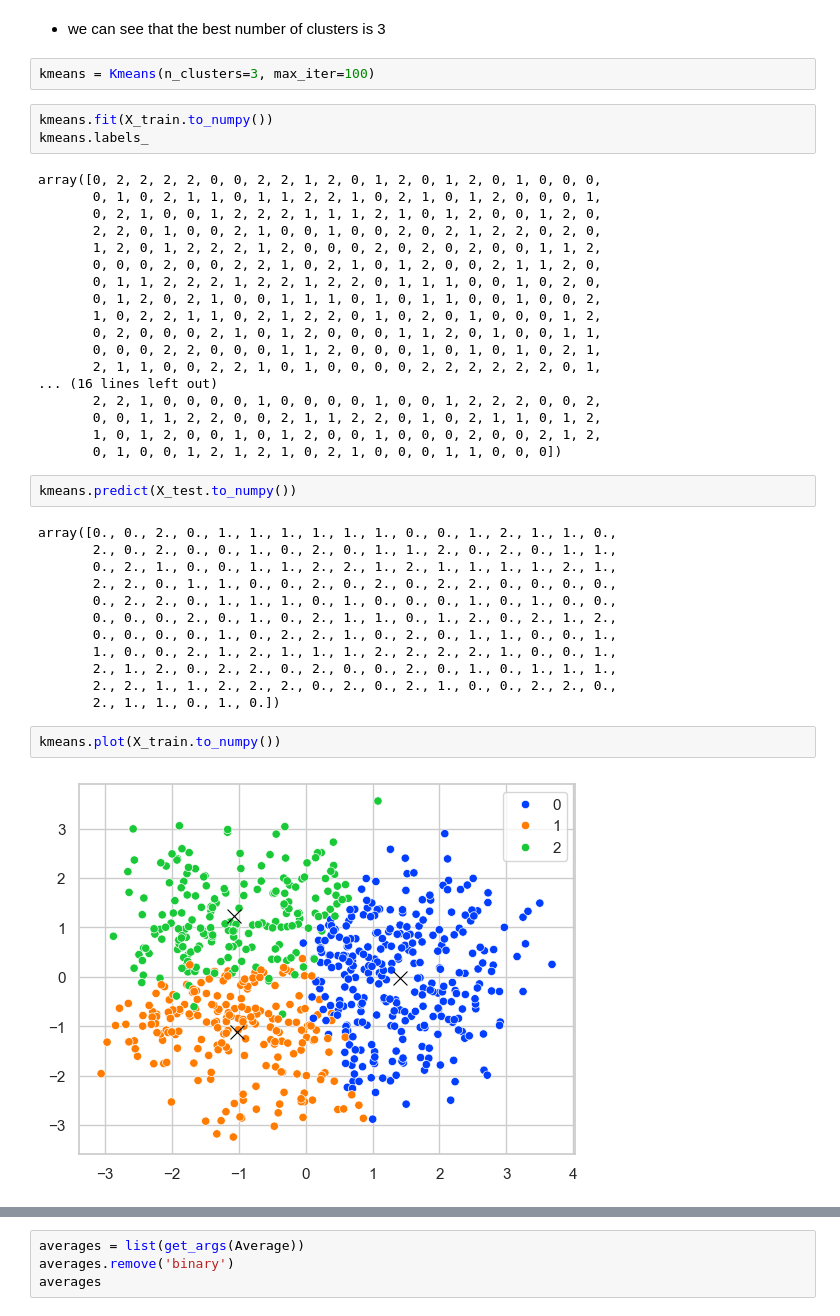
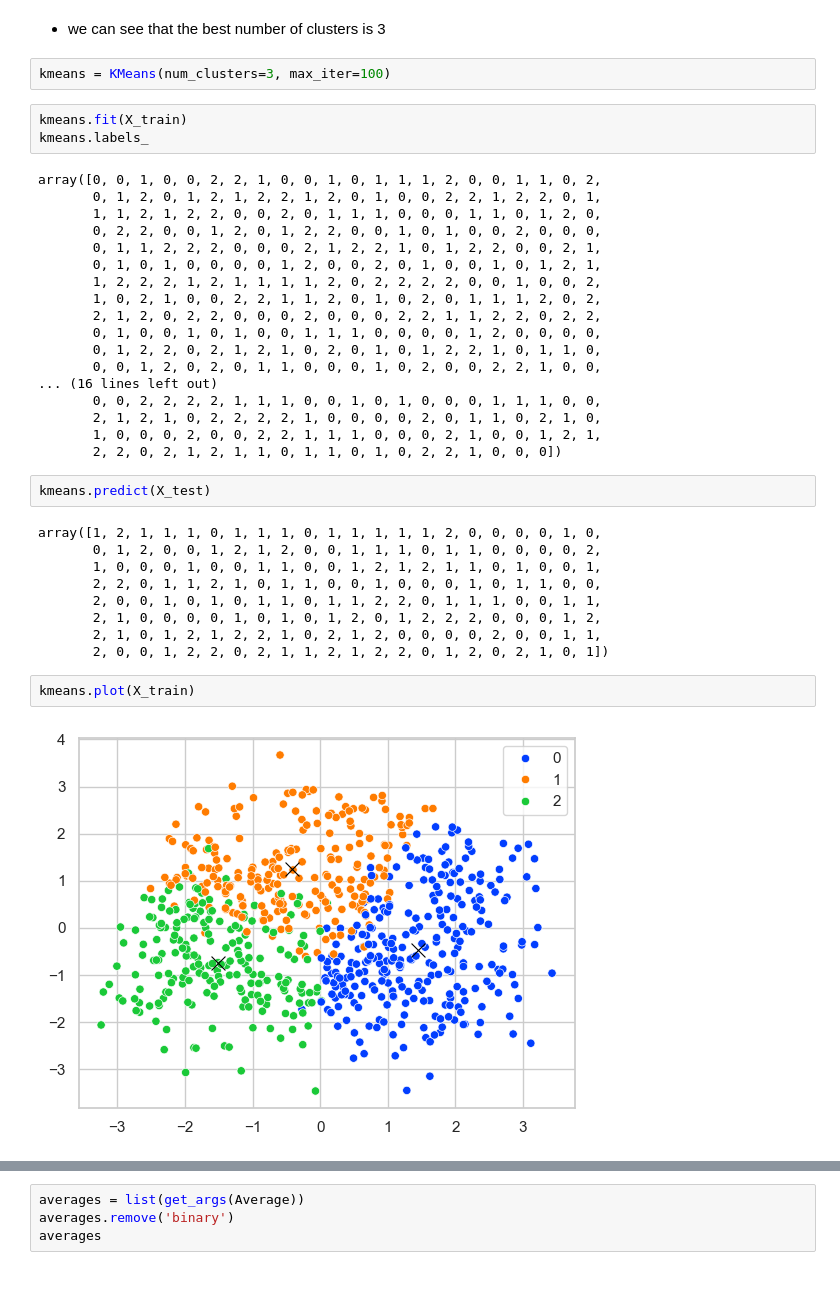
Before and after one commit to Mounir-charef/data_mining, a Jupyter notebook: notebooks/unsupervised_learning.ipynb, the cells around one changed output, grey strips where cells are left out. Drawn from its saved outputs; the diff is of its cells as text; blank space fills up the shorter version.

Commit message:
test: testing kmeans implementations

```diff
--- a/notebooks/unsupervised_learning.ipynb
+++ b/notebooks/unsupervised_learning.ipynb
@@ -51,44 +47,41 @@ kmeans_elbow(X.to_numpy(), k_range=range(2, 7), strategy='manhattan')
 # %% [markdown]
 - we can see that the best number of clusters is 3
 # %%
-kmeans = Kmeans(n_clusters=3, max_iter=100)
+kmeans = KMeans(num_clusters=3, max_iter=100)
 # %%
-kmeans.fit(X_train.to_numpy())
+kmeans.fit(X_train)
 kmeans.labels_
 # %% [output]
-array([0, 2, 2, 2, 2, 0, 0, 2, 2, 1, 2, 0, 1, 2, 0, 1, 2, 0, 1, 0, 0, 0,
-       0, 1, 0, 2, 1, 1, 0, 1, 1, 2, 2, 1, 0, 2, 1, 0, 1, 2, 0, 0, 0, 1,
-       0, 2, 1, 0, 0, 1, 2, 2, 2, 1, 1, 1, 2, 1, 0, 1, 2, 0, 0, 1, 2, 0,
-       2, 2, 0, 1, 0, 0, 2, 1, 0, 0, 1, 0, 0, 2, 0, 2, 1, 2, 2, 0, 2, 0,
-       1, 2, 0, 1, 2, 2, 2, 1, 2, 0, 0, 0, 2, 0, 2, 0, 2, 0, 0, 1, 1, 2,
-       0, 0, 0, 2, 0, 0, 2, 2, 1, 0, 2, 1, 0, 1, 2, 0, 0, 2, 1, 1, 2, 0,
-       0, 1, 1, 2, 2, 2, 1, 2, 2, 1, 2, 2, 0, 1, 1, 1, 0, 0, 1, 0, 2, 0,
-       0, 1, 2, 0, 2, 1, 0, 0, 1, 1, 1, 0, 1, 0, 1, 1, 0, 0, 1, 0, 0, 2,
-       1, 0, 2, 2, 1, 1, 0, 2, 1, 2, 2, 0, 1, 0, 2, 0, 1, 0, 0, 0, 1, 2,
-       0, 2, 0, 0, 0, 2, 1, 0, 1, 2, 0, 0, 0, 1, 1, 2, 0, 1, 0, 0, 1, 1,
-       0, 0, 0, 2, 2, 0, 0, 0, 1, 1, 2, 0, 0, 0, 1, 0, 1, 0, 1, 0, 2, 1,
-       2, 1, 1, 0, 0, 2, 2, 1, 0, 1, 0, 0, 0, 0, 2, 2, 2, 2, 2, 2, 0, 1,
+array([0, 0, 1, 0, 0, 2, 2, 1, 0, 0, 1, 0, 1, 1, 1, 2, 0, 0, 1, 1, 0, 2,
+       0, 1, 2, 0, 1, 2, 1, 2, 2, 1, 2, 0, 1, 0, 0, 2, 2, 1, 2, 2, 0, 1,
+       1, 1, 2, 1, 2, 2, 0, 0, 2, 0, 1, 1, 1, 0, 0, 0, 1, 1, 0, 1, 2, 0,
+       0, 2, 2, 0, 0, 1, 2, 0, 1, 2, 2, 0, 0, 1, 0, 1, 0, 0, 2, 0, 0, 0,
+       0, 1, 1, 2, 2, 2, 0, 0, 0, 2, 1, 2, 2, 1, 0, 1, 2, 2, 0, 0, 2, 1,
+       0, 1, 0, 1, 0, 0, 0, 0, 1, 2, 0, 0, 2, 0, 1, 0, 0, 1, 0, 1, 2, 1,
+       1, 2, 2, 2, 1, 2, 1, 1, 1, 1, 2, 0, 2, 2, 2, 2, 0, 0, 1, 0, 0, 2,
+       1, 0, 2, 1, 0, 0, 2, 2, 1, 1, 2, 0, 1, 0, 2, 0, 1, 1, 1, 2, 0, 2,
+       2, 1, 2, 0, 2, 2, 0, 0, 0, 2, 0, 0, 0, 2, 2, 1, 1, 2, 2, 0, 2, 2,
+       0, 1, 0, 0, 1, 0, 1, 0, 0, 1, 1, 1, 0, 0, 0, 0, 1, 2, 0, 0, 0, 0,
+       0, 1, 2, 2, 0, 2, 1, 2, 1, 0, 2, 0, 1, 0, 1, 2, 2, 1, 0, 1, 1, 0,
+       0, 0, 1, 2, 0, 2, 0, 1, 1, 0, 0, 0, 1, 0, 2, 0, 0, 2, 2, 1, 0, 0,
 ... (16 lines left out)
-       2, 2, 1, 0, 0, 0, 0, 1, 0, 0, 0, 0, 1, 0, 0, 1, 2, 2, 2, 0, 0, 2,
-       0, 0, 1, 1, 2, 2, 0, 0, 2, 1, 1, 2, 2, 0, 1, 0, 2, 1, 1, 0, 1, 2,
-       1, 0, 1, 2, 0, 0, 1, 0, 1, 2, 0, 0, 1, 0, 0, 0, 2, 0, 0, 2, 1, 2,
-       0, 1, 0, 0, 1, 2, 1, 2, 1, 0, 2, 1, 0, 0, 0, 1, 1, 0, 0, 0])
+       0, 0, 2, 2, 2, 2, 1, 1, 1, 0, 0, 1, 0, 1, 0, 0, 0, 1, 1, 1, 0, 0,
+       2, 1, 2, 1, 0, 2, 2, 2, 2, 1, 0, 0, 0, 0, 2, 0, 1, 1, 0, 2, 1, 0,
+       1, 0, 0, 0, 2, 0, 0, 2, 2, 1, 1, 1, 0, 0, 0, 2, 1, 0, 0, 1, 2, 1,
+       2, 2, 0, 2, 1, 2, 1, 1, 0, 1, 1, 0, 1, 0, 2, 2, 1, 0, 0, 0])
 # %%
-kmeans.predict(X_test.to_numpy())
+kmeans.predict(X_test)
 # %% [output]
-array([0., 0., 2., 0., 1., 1., 1., 1., 1., 1., 0., 0., 1., 2., 1., 1., 0.,
-       2., 0., 2., 0., 0., 1., 0., 2., 0., 1., 1., 2., 0., 2., 0., 1., 1.,
-       0., 2., 1., 0., 0., 1., 1., 2., 2., 1., 2., 1., 1., 1., 1., 2., 1.,
-       2., 2., 0., 1., 1., 0., 0., 2., 0., 2., 0., 2., 2., 0., 0., 0., 0.,
-       0., 2., 2., 0., 1., 1., 1., 0., 1., 0., 0., 0., 1., 0., 1., 0., 0.,
-       0., 0., 0., 2., 0., 1., 0., 2., 1., 1., 0., 1., 2., 0., 2., 1., 2.,
-       0., 0., 0., 0., 1., 0., 2., 2., 1., 0., 2., 0., 1., 1., 0., 0., 1.,
-       1., 0., 0., 2., 1., 2., 1., 1., 1., 2., 2., 2., 2., 1., 0., 0., 1.,
-       2., 1., 2., 0., 2., 2., 0., 2., 0., 0., 2., 0., 1., 0., 1., 1., 1.,
-       2., 2., 1., 1., 2., 2., 2., 0., 2., 0., 2., 1., 0., 0., 2., 2., 0.,
-       2., 1., 1., 0., 1., 0.])
+array([1, 2, 1, 1, 1, 0, 1, 1, 1, 0, 1, 1, 1, 1, 1, 2, 0, 0, 0, 0, 1, 0,
+       0, 1, 2, 0, 0, 1, 2, 1, 2, 0, 0, 1, 1, 1, 0, 1, 1, 0, 0, 0, 0, 2,
+       1, 0, 0, 0, 1, 0, 0, 1, 1, 0, 0, 1, 2, 1, 2, 1, 1, 0, 1, 0, 0, 1,
+       2, 2, 0, 1, 1, 2, 1, 0, 1, 1, 0, 0, 1, 0, 0, 0, 1, 0, 1, 1, 0, 0,
+       2, 0, 0, 1, 0, 1, 0, 1, 1, 0, 1, 1, 2, 2, 0, 1, 1, 1, 0, 0, 1, 1,
+       2, 1, 0, 0, 0, 0, 1, 0, 1, 0, 1, 2, 0, 1, 2, 2, 2, 0, 0, 0, 1, 2,
+       2, 1, 0, 1, 2, 1, 2, 2, 1, 0, 2, 1, 2, 0, 0, 0, 0, 2, 0, 0, 1, 1,
+       2, 0, 0, 1, 2, 2, 0, 2, 1, 1, 2, 1, 2, 2, 0, 1, 2, 0, 2, 1, 0, 1])
 # %%
-kmeans.plot(X_train.to_numpy())
+kmeans.plot(X_train)
 # %% [output]
-[figure, old version]
+[figure, new version]
 # %%
```
Also changed, not shown: parts of 5 cells of this notebook, 5 other files.
